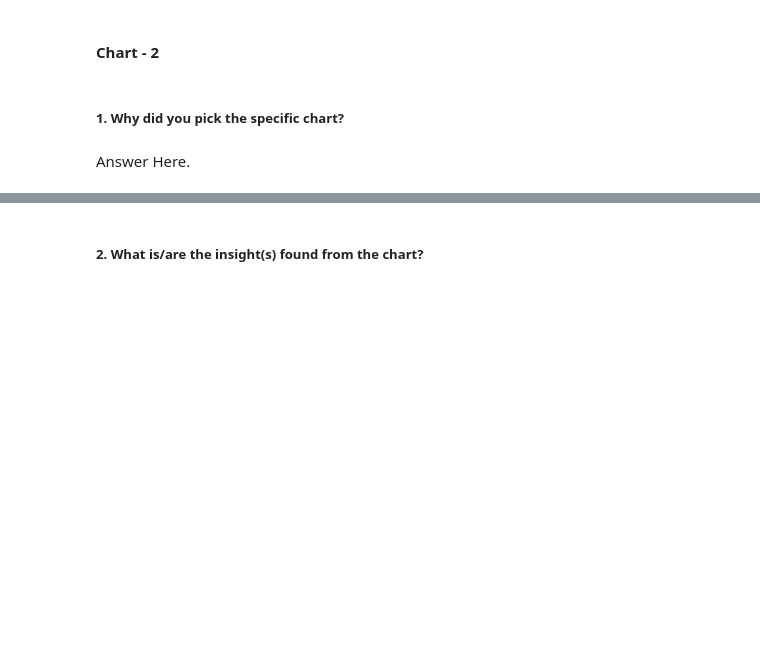
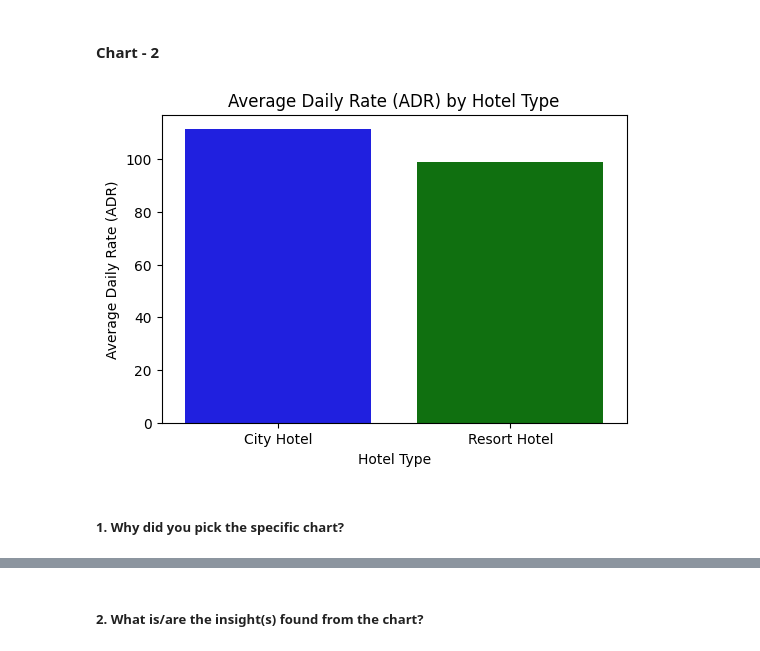
Before and after one commit to pk06969/EDA-Hotel_Booking_Analysis, a Jupyter notebook: Copy_of_Sample_EDA_Submission_Template.ipynb, the cells around one changed output, grey strips where cells are left out. Drawn from its saved outputs; the diff is of its cells as text; code cells hidden in the pictures; blank space fills up the shorter version.

```diff
--- a/Copy_of_Sample_EDA_Submission_Template.ipynb
+++ b/Copy_of_Sample_EDA_Submission_Template.ipynb
@@ -383,4 +454,20 @@ Answer Here
+# %%
+# Chart - 2 visualization code
+
+# Revenue_Based_Analysis
+
+# Grouping by hotel and calculating average adr
+grouped_by_hotel = df.groupby('hotel')
+avg_adr_by_hotel = grouped_by_hotel['adr'].mean().reset_index()
+
+# Creating the bar plot
+plt.figure(figsize=(6, 4))
+sns.barplot(x='hotel', y='adr', data=avg_adr_by_hotel, palette=['blue', 'green'])
+plt.xlabel('Hotel Type')
+plt.ylabel('Average Daily Rate (ADR)')
+plt.title('Average Daily Rate (ADR) by Hotel Type')
+plt.show()
+# %% [output]
+[figure, added]
 # %% [markdown]
 ##### 1. Why did you pick the specific chart?
-# %% [markdown]
-Answer Here.
```
Also changed, not shown: parts of 102 cells of this notebook.
